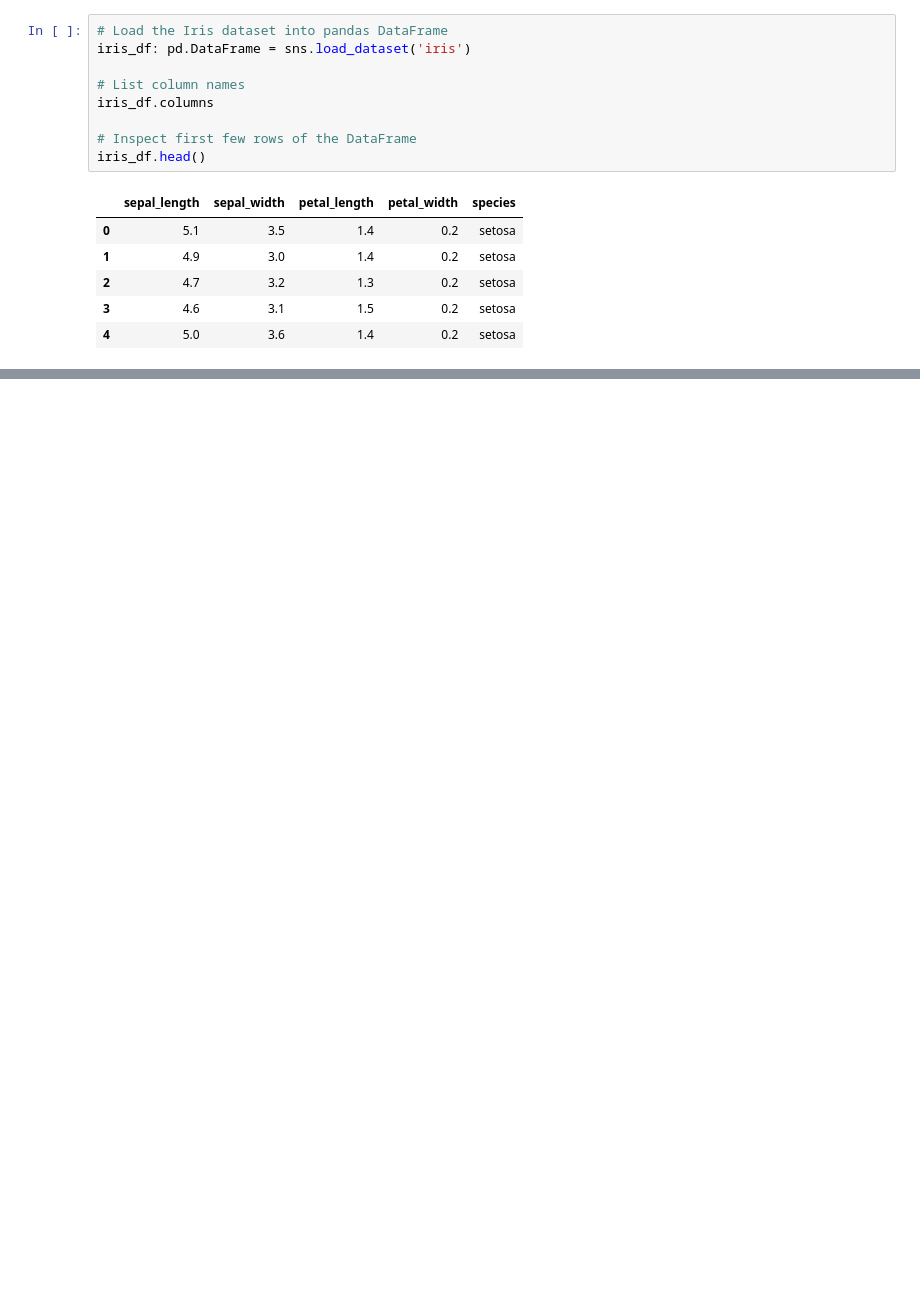
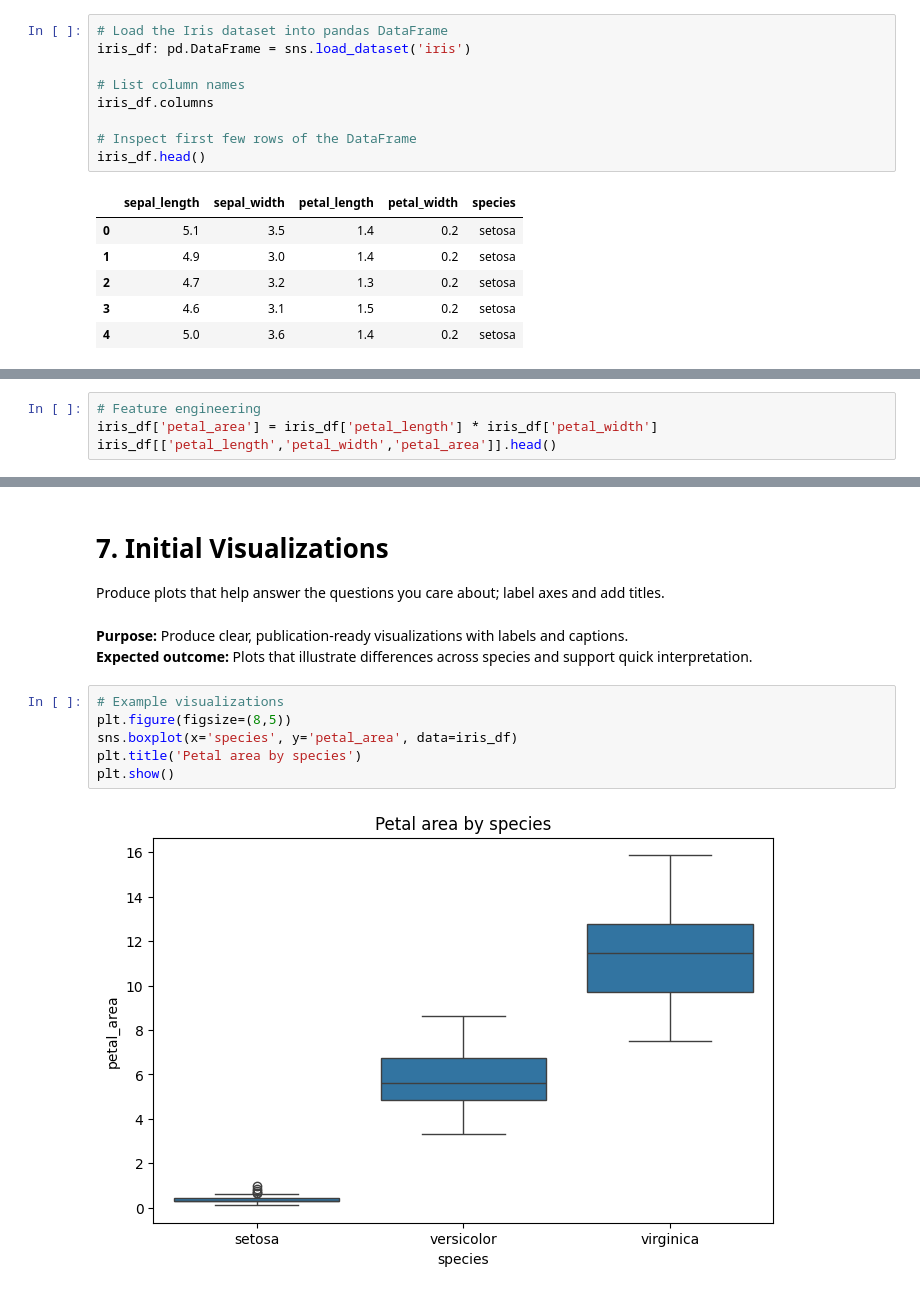
Before and after one commit to s-golla/datafun-04-eda, a Jupyter notebook: eda-saratchandra.ipynb, the cells around one changed output, grey strips where cells are left out. Drawn from its saved outputs; the diff is of its cells as text; blank space fills up the shorter version.

```diff
--- a/eda-saratchandra.ipynb
+++ b/eda-saratchandra.ipynb
@@ -33,0 +124,4 @@ iris_df.head()
+# %%
+# Feature engineering
+iris_df['petal_area'] = iris_df['petal_length'] * iris_df['petal_width']
+iris_df[['petal_length','petal_width','petal_area']].head()
@@ -33,0 +135,15 @@ iris_df.head()
+# %% [markdown]
+# 7. Initial Visualizations
+
+Produce plots that help answer the questions you care about; label axes and add titles.
+# %% [markdown]
+**Purpose:** Produce clear, publication-ready visualizations with labels and captions.
+**Expected outcome:** Plots that illustrate differences across species and support quick interpretation.
+# %%
+# Example visualizations
+plt.figure(figsize=(8,5))
+sns.boxplot(x='species', y='petal_area', data=iris_df)
+plt.title('Petal area by species')
+plt.show()
+# %% [output]
+[figure, added]
```
Also changed, not shown: parts of 17 cells of this notebook.
